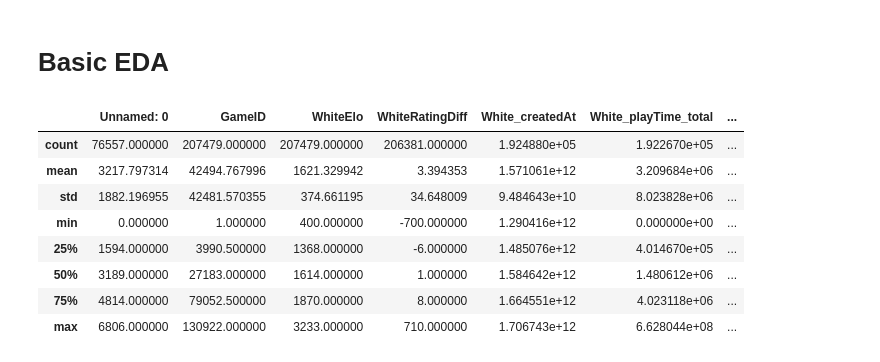
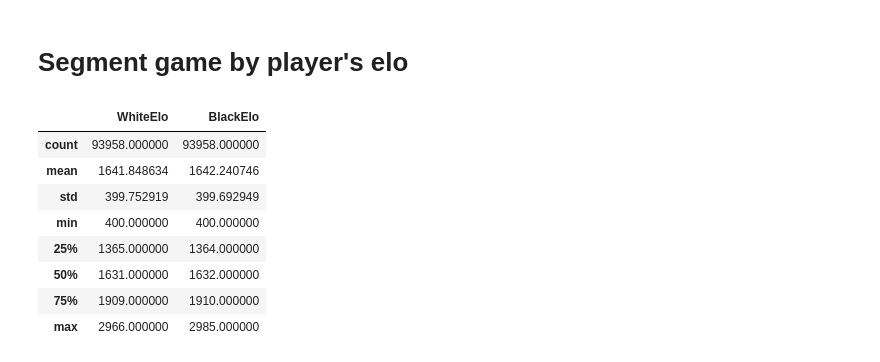
Before and after one commit to ngohiep-noob/Chess-move-recommender, a Jupyter notebook: index.ipynb, the cells around one changed output. Saved outputs shown, nothing was run; the diff lists cells and outputs as text; code cells hidden in the pictures.

```diff
--- a/index.ipynb
+++ b/index.ipynb
@@ -6,3 +9,22 @@ df1 = pd.read_csv("games_metadata_profile.csv")
 df2 = pd.read_csv("games_metadata_profile_2024_01.csv")
 
 df = pd.concat([df1, df2], ignore_index=True)
+# %%
+def format_game_mode(x):
+    if "Classical" in x:
+        return "Classical game"
+    elif "Bullet" in x:
+        return "Bullet game"
+    elif "Blitz" in x:
+        return "Blitz game"
+    elif "UltraBullet" in x:
+        return "UltraBullet game"
+    elif "Rapid" in x:
+        return "Rapid game"
+    elif "Correspondence" in x:
+        return "Correspondence game"
+    else:
+        return x
+
+
+df["Mode"] = df["Event"].apply(format_game_mode)
@@ -8,0 +39,5 @@ df = pd.concat([df1, df2], ignore_index=True)
+# %%
+# filter blitz games
+df = df[df["Mode"] == "Blitz game"]
+
+df.info()
@@ -110,2 +169,0 @@ with open("move_dict.pkl", "rb") as f:
-# %% [markdown]
-# Basic EDA
@@ -112,12 +204,14 @@ with open("move_dict.pkl", "rb") as f:
+# %% [markdown]
+# Segment game by player's elo
 # %%
-df.describe()
+df[['WhiteElo', 'BlackElo']].describe()
 # %% [output]
-|  | Unnamed: 0 | GameID | WhiteElo | WhiteRatingDiff | White_createdAt | White_playTime_total | ... |
-| count | 76557.000000 | 207479.000000 | 207479.000000 | 206381.000000 | 1.924880e+05 | 1.922670e+05 | ... |
-| mean | 3217.797314 | 42494.767996 | 1621.329942 | 3.394353 | 1.571061e+12 | 3.209684e+06 | ... |
-| std | 1882.196955 | 42481.570355 | 374.661195 | 34.648009 | 9.484643e+10 | 8.023828e+06 | ... |
-| min | 0.000000 | 1.000000 | 400.000000 | -700.000000 | 1.290416e+12 | 0.000000e+00 | ... |
-| 25% | 1594.000000 | 3990.500000 | 1368.000000 | -6.000000 | 1.485076e+12 | 4.014670e+05 | ... |
-| 50% | 3189.000000 | 27183.000000 | 1614.000000 | 1.000000 | 1.584642e+12 | 1.480612e+06 | ... |
-| 75% | 4814.000000 | 79052.500000 | 1870.000000 | 8.000000 | 1.664551e+12 | 4.023118e+06 | ... |
-| max | 6806.000000 | 130922.000000 | 3233.000000 | 710.000000 | 1.706743e+12 | 6.628044e+08 | ... |
+|  | WhiteElo | BlackElo |
+| count | 93958.000000 | 93958.000000 |
+| mean | 1641.848634 | 1642.240746 |
+| std | 399.752919 | 399.692949 |
+| min | 400.000000 | 400.000000 |
+| 25% | 1365.000000 | 1364.000000 |
+| 50% | 1631.000000 | 1632.000000 |
+| 75% | 1909.000000 | 1910.000000 |
+| max | 2966.000000 | 2985.000000 |
```
Also changed, not shown: parts of 27 cells of this notebook.
